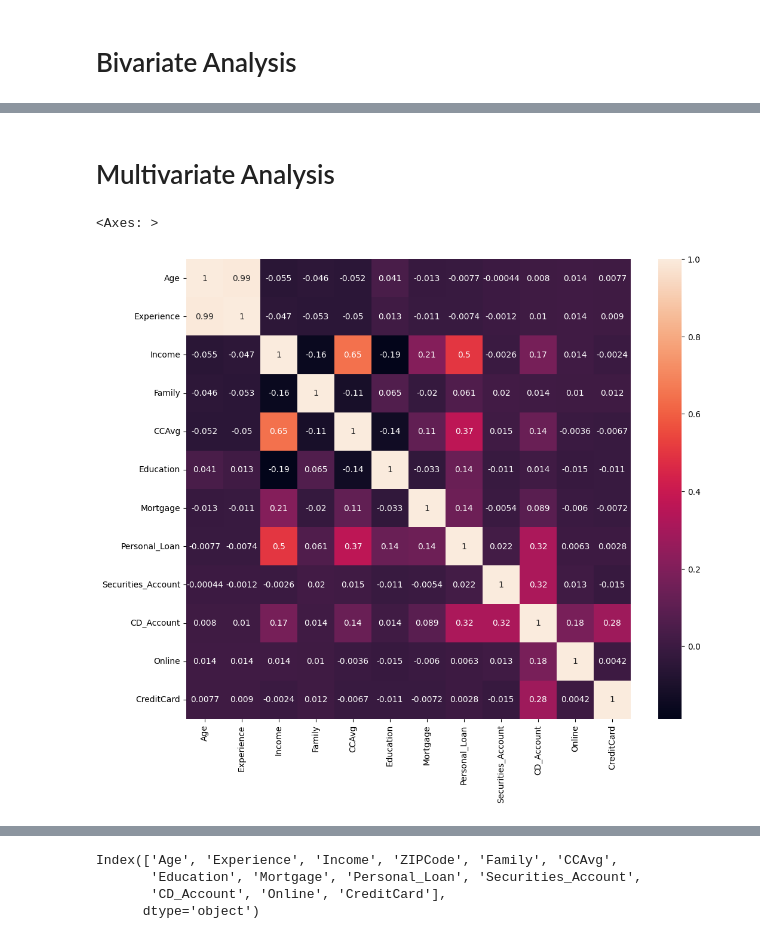
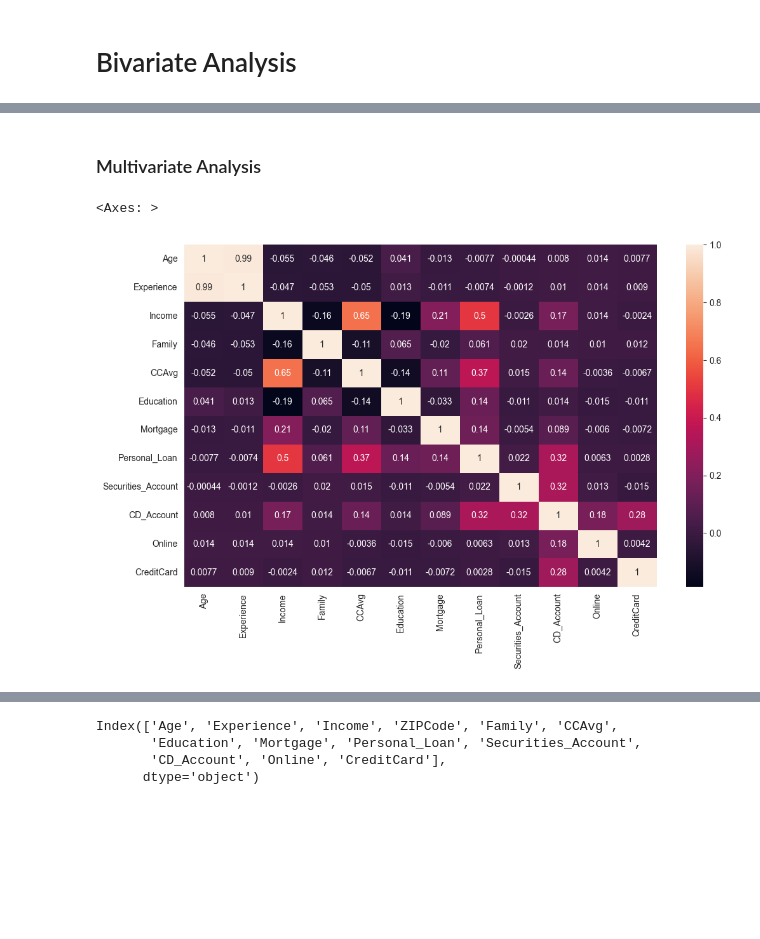
Before and after one commit to 1Amankabra/ML-AI-IT, a Jupyter notebook: Loan/Untitled-1.ipynb, the cells around one changed output, grey strips where cells are left out. Cells and saved outputs as stored; diff of their text form; code cells hidden in the pictures; blank space fills up the shorter version.

```diff
--- a/Loan/Untitled-1.ipynb
+++ b/Loan/Untitled-1.ipynb
@@ -3,3 +3,6 @@ import pandas as pd
 import matplotlib.pyplot as plt
 import seaborn as sns
 from warnings import filterwarnings
+# %%
+sns.set_style('darkgrid')
+filterwarnings('ignore')
@@ -197,8 +228,8 @@ CreditCard
 # %% [markdown]
-# Multivariate Analysis
+### Multivariate Analysis
 # %%
-plt.figure(figsize=(12,10))
+plt.figure(figsize=(12,7))
 sns.heatmap(pd.get_dummies(df.drop(drop_cols,axis=1)).corr(),annot=True)
 # %% [output]
 <Axes: >
-[figure, old version]
+[figure, new version]
```
Also changed, not shown: parts of 35 cells of this notebook, 5 other files.
